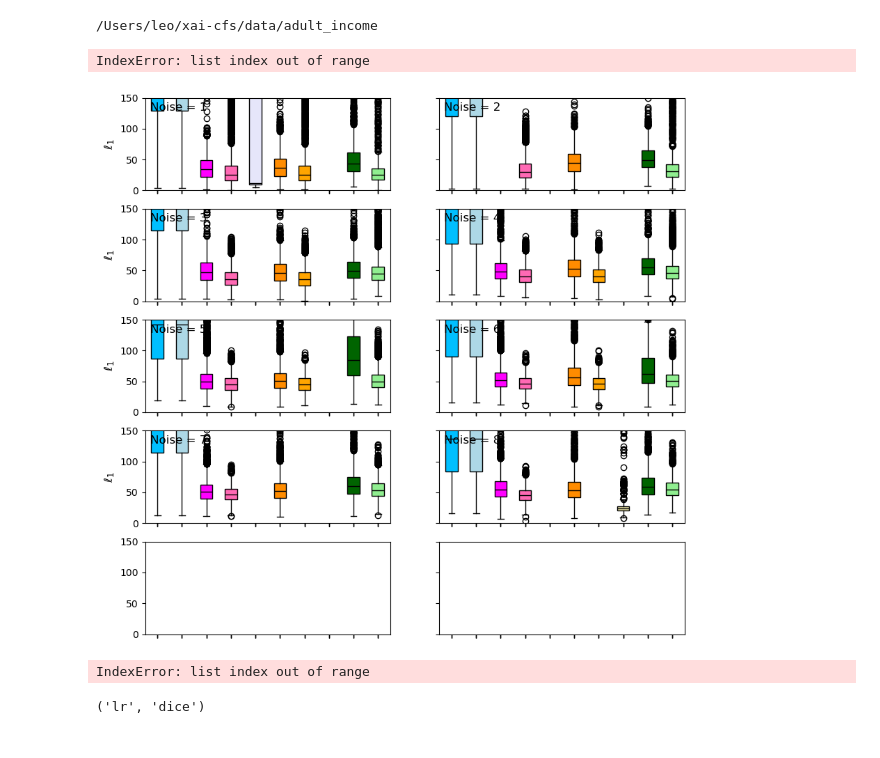
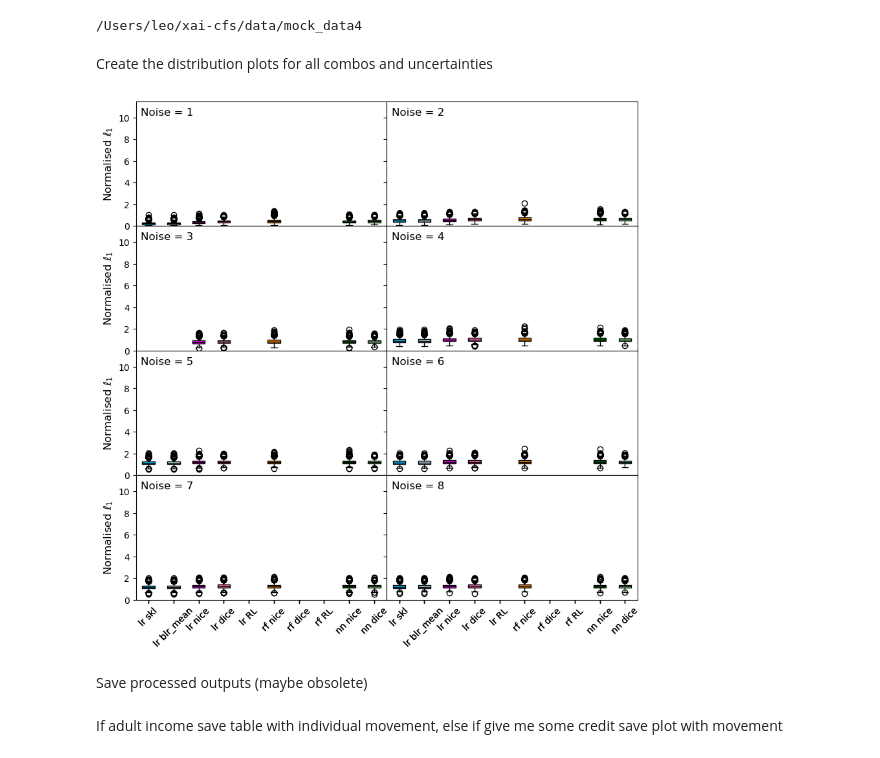
Before and after one commit to leonidaschristodoulou/xai-cfs, a Jupyter notebook: xai_plots.ipynb, the cells around one changed output. Drawn from its saved outputs; the diff is of its cells as text; code cells hidden in the pictures.

Commit message:
updates after paper revision

```diff
--- a/xai_plots.ipynb
+++ b/xai_plots.ipynb
@@ -32,8 +51,10 @@ def get_distance(A,B, continuous_columns, categorical_columns, l_norm=2, n_featu
     # Compute weighted L2 distances for same-index pairs
     differences = A - B  # Element-wise differences
     weighted_differences = differences * weights  # Apply weights element-wise
-    l_distances = np.linalg.norm(weighted_differences, axis=1, ord=l_norm)/n_features
-    return l_distances
+    l_distances = np.linalg.norm(weighted_differences, axis=1, ord=l_norm) #/n_features
+    baseline_norm = np.linalg.norm(B * weights, axis=1, ord=l_order)
+    relative_distances = l_distances / baseline_norm
+    return relative_distances
 # %%
 l_order = 1
 completeness_limit = 0.88
@@ -99,9 +120,9 @@ def load_dataset(dataset_name, variant="standard",n_datasets=11):
     }
 # %%
 # Choose dataset dynamically
-dataset = "adult_income" # options: "adult_income" "german_credit" "gsc" "mock_data3"
+dataset = "mock_data1" # options: "adult_income" "german_credit" "gsc" "mock_data3"
 variant = "standard"  # "noniid_test" #"standard" "ommited_var_test"
-data = load_dataset(dataset, variant=variant,n_datasets=9) # "ommited_var_test" "noniid_test" "standard"
+data = load_dataset(dataset, variant=variant,n_datasets=11) # "ommited_var_test" "noniid_test" "standard"
 
 # Extract variables
 cf_results_dict = data["cf_results_dict"]
@@ -109,15 +130,20 @@ cf_calc = data["cf_calc"]
 model_results_dict = data["model_results_dict"]
 cfs_good_indices = data["cfs_good_indices"]
 # %% [output]
-/Users/leo/xai-cfs/data/adult_income
+/Users/leo/xai-cfs/data/mock_data4
 # %%
 noises_list = list(cf_results_dict.keys())[1:]
 cf_methods = list(cf_results_dict[noises_list[0]].keys())
 n_features = np.array(cf_results_dict['noise_0'][('lr','nice')]).shape[1]
 numerical_columns = [int(i) for i in cf_calc[0].num_cols_tf]
 categorical_columns = [int(i) for i in cf_calc[0].cat_cols_tf]
+# %% [markdown]
+Create the distribution plots for all combos and uncertainties
 # %%
-n_rows, n_cols = 5, 2  # Define explicitly to be adaptable
+if dataset=="german_credit":
+    n_rows, n_cols = 2, 2
+else:
+    n_rows, n_cols = 4, 2  # Define explicitly to be adaptable
 fig, axes = plt.subplots(n_rows, n_cols, figsize=(10, 10), sharex=True, sharey=True)
 axes = axes.flatten()
 
@@ -137,7 +163,7 @@ for i, ax in enumerate(axes):
 
         if k[1] in {'nice', 'dice', 'RL'} and k[0] != 'tf':
             A = cf_calc[i].models[0]['PP'].transform(pd.DataFrame(A, columns=[str(j) for j in range(n_features)])).astype(float)
-            B = cf_calc[i].models[0]['PP'].transform(pd.DataFrame(B, columns=[str(j) for j in range(n_features)])).astype(float)
+            B = cf_calc[0].models[0]['PP'].transform(pd.DataFrame(B, columns=[str(j) for j in range(n_features)])).astype(float)
 
         good_indices = cfs_good_indices[noises_list[i]][k]
 
@@ -145,39 +171,38 @@ for i, ax in enumerate(axes):
             expected_d2[k[0] + ' ' + k[1]] = get_distance(
                 A[good_indices], B[good_indices], numerical_columns, categorical_columns,
                 l_norm=l_order,)
 
     # Ensure that all expected labels appear, even if they have no data points
     d2 = list(expected_d2.values())  # Boxplot data (some lists will be empty)
-    labels = list(expected_d2.keys())  # Ensure all labels appear
+    labels = [s.replace("tf", "nn", 1) if s.startswith("tf") else s for s in expected_d2.keys()] #list(expected_d2.keys())  # Ensure all labels appear
 
     # Apply x-labels only for the last row
     if i // n_cols == n_rows - 1:
         bplot = ax.boxplot(d2, tick_labels=labels, widths=0.5, patch_artist=True)
     else:
         bplot = ax.boxplot(d2, tick_labels=['' for _ in labels], widths=0.5, patch_artist=True)
 
-    ax.set_ylim([0, 150])
+    ax.set_ylim([0, 11.5])
 
     for patch, color in zip(bplot['boxes'], colour_list):
         patch.set_facecolor(color)
     for median in bplot['medians']:
         median.set_color('black')
 
     ax.text(0.02, 0.95, 'Noise = ' + noises_list[i][6:9], fontsize=12,
             verticalalignment='top', horizontalalignment='left',
             transform=ax.transAxes)
 
     # Set y-labels for leftmost column
     if i % n_cols == 0:
-        ax.set_ylabel(r'$\ell_1$', fontsize=12, fontweight='bold')
+        ax.set_ylabel(r'Normalised $\ell_1$', fontsize=12)
 
     ax.tick_params(axis='x', labelrotation=45)
 
 fig.subplots_adjust(wspace=0, hspace=0)  # Set space between subplots to zero
-fig.savefig("plots/"+dataset+"_"+variant+".pdf", format="pdf", bbox_inches="tight")
+fig.savefig("plots/"+dataset+"_"+variant+"_relative.pdf", format="pdf", bbox_inches="tight")
 # %% [output]
-IndexError: list index out of range
-[figure, old version]
+[figure, new version]
 # %%
 def model_dict_to_df(model_dict):
     df = pd.DataFrame.from_dict(model_dict, orient='index', columns=['value'])
@@ -195,6 +220,8 @@ d2 = {'R19':[('lr', 'skl')],
       'DiCE': [('lr', 'dice'), ('rf', 'dice'),('tf', 'dice')],
       'NICE': [('lr', 'nice'), ('rf', 'nice'),('tf', 'dice')],
       'RL': [('lr', 'RL'),('rf', 'RL')]}
+# %% [markdown]
+Save processed outputs (maybe obsolete)
 # %%
 dfs = []
 for i in model_results_dict:
@@ -243,9 +270,7 @@ for noise in list(cf_results_dict.keys()):
                     l_norm=2).mean()
             except KeyError:
                 pass
-df.to_csv('data/output_'+dataset+"_"+variant+".csv", index=False)
+#df.to_csv('data/output_'+dataset+"_"+variant+".csv", index=False)
-# %% [output]
-IndexError: list index out of range
 # %%
 def add_text_in_subplot(ax_in,text_in):
     xlim = ax_in.get_xlim()
@@ -254,6 +279,8 @@ def add_text_in_subplot(ax_in,text_in):
     y_text = ylim[1] - 0.05 * (ylim[1] - ylim[0])  # 5% from top
     ax_in.text(x_text, y_text, text_in, fontsize=10, verticalalignment='top', horizontalalignment='left')
     return
+# %% [markdown]
+If adult income save table with individual movement, else if give me some credit save plot with movement
 # %%
 if dataset == "adult_income":
     num_feat = ['age', 'education-num', 'capital-gain', 'capital-loss', 'hours-per-week']
@@ -270,7 +297,6 @@ if dataset == "adult_income":
     s4 = pd.Series(np.array(cf_results_dict[noises_list[3]][ml_cf])[sel][row_in], index=cols)
     df_paper = pd.concat([s0,s1,s2,s3,s4],axis=1)
     df_paper.columns = ['Original', 'Noise 0 CF', 'Noise 1 CF', 'Noise 2 CF', 'Noise 3 CF']
-
 
 
 elif dataset == "gsc":
@@ -292,7 +318,7 @@ elif dataset == "gsc":
 
     # Plot with arrows
     plt.figure(figsize=(8, 6))
-    for i in range(len(df) - 1):
+    for i in range(len(df_paper.T) - 1):
         x, y = df_paper.T.iloc[i]
         dx, dy = df_paper.T.iloc[i + 1] - df_paper.T.iloc[i]
         plt.arrow(x, y, dx, dy, head_width=0.02, length_includes_head=True, color='blue')
@@ -322,5 +348,3 @@ else:
 #     if (df_paper>=0).all(axis=None):
 #         print(row_in, df_paper)
 #         break
-# %% [output]
-('lr', 'dice')
```
Also changed, not shown: parts of 20 cells of this notebook, 1 other file.
